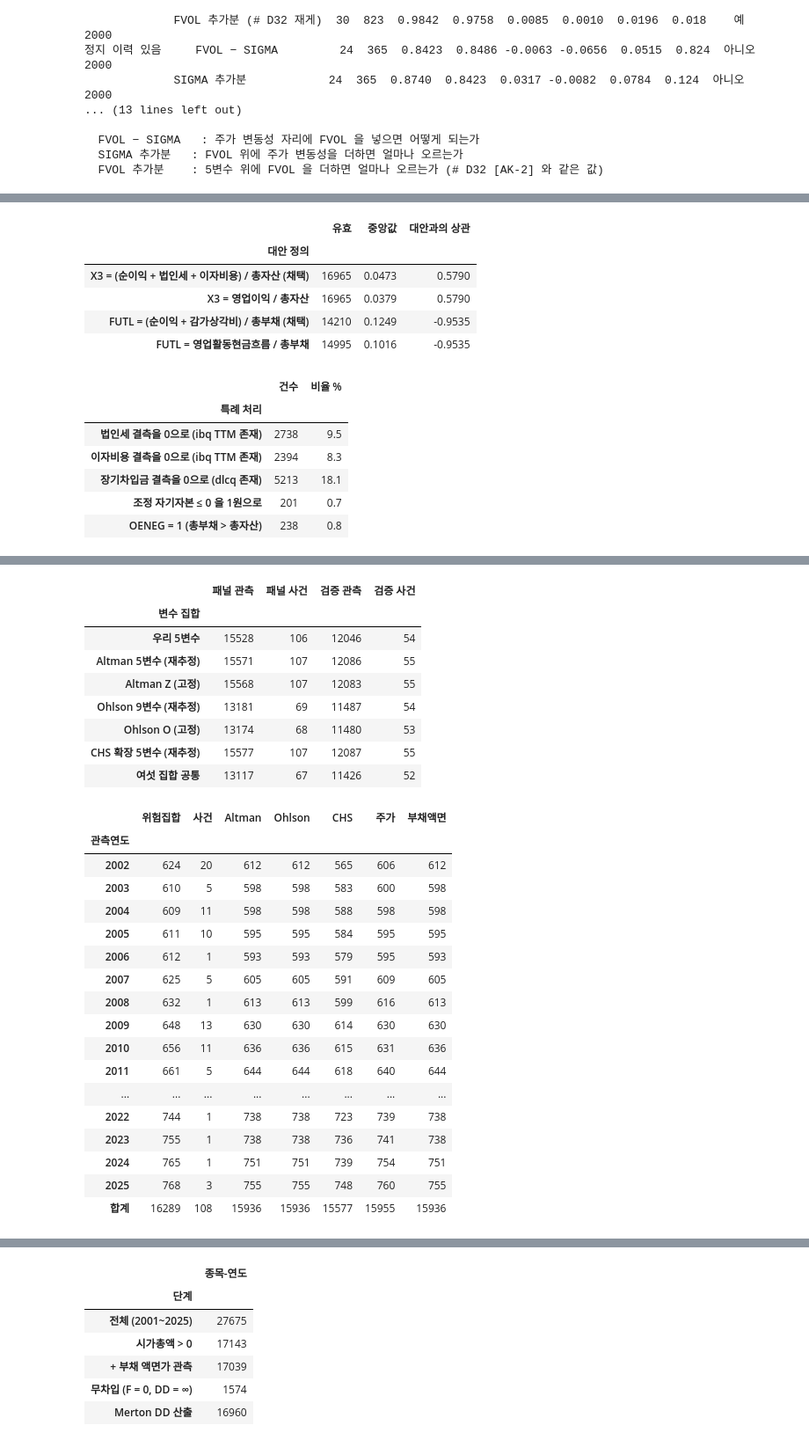
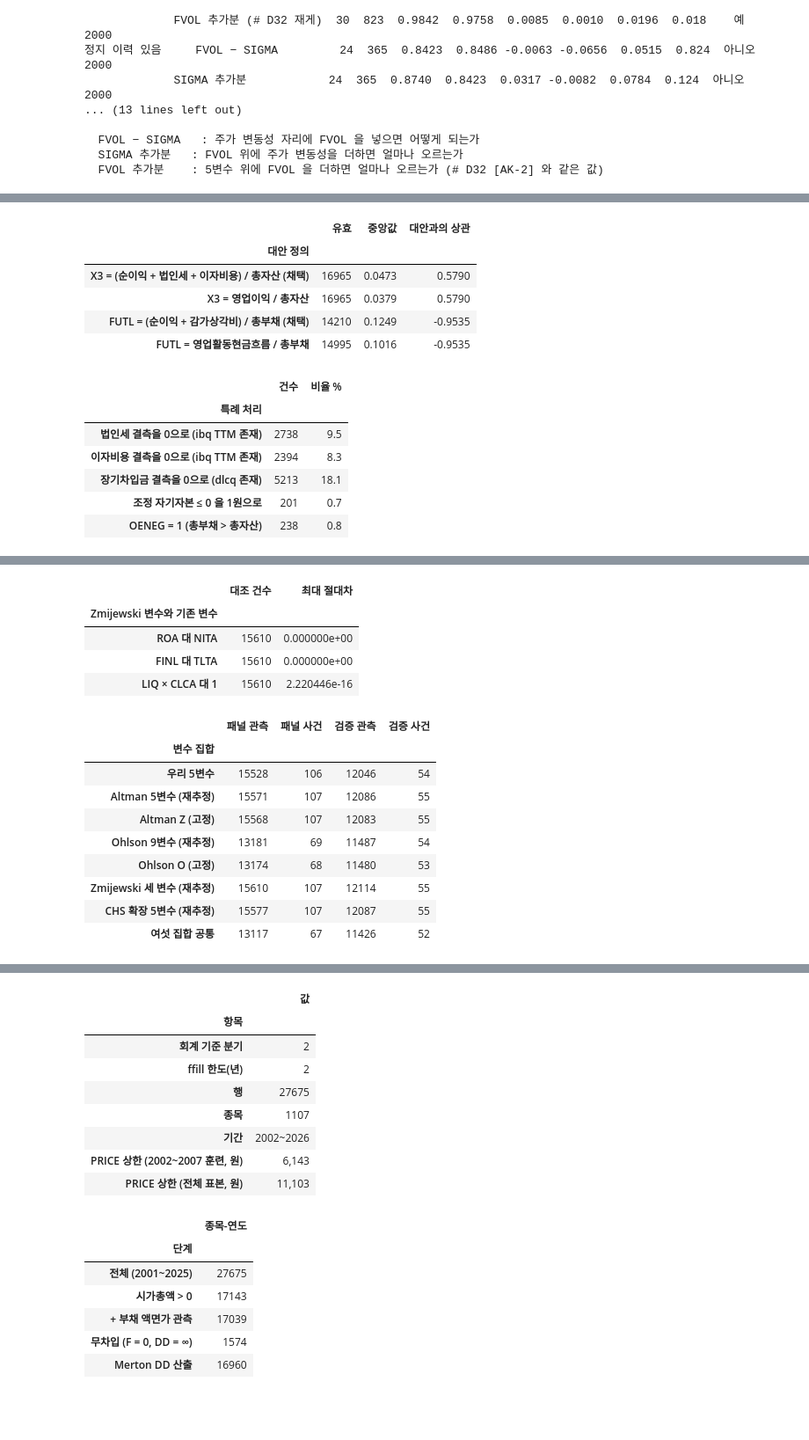
Before and after one commit to Seanjeon0220/project, a Jupyter notebook: quant/fVoL/kospi/delisted_withD.ipynb, the cells around one changed output, grey strips where cells are left out. Shown at 88% size. Cells and saved outputs as stored; diff of their text form; code cells hidden in the pictures; blank space fills up the shorter version.

```diff
--- a/quant/fVoL/kospi/delisted_withD.ipynb
+++ b/quant/fVoL/kospi/delisted_withD.ipynb
@@ -6428,6 +6439,10 @@ a8['O_NITA'] = a8['ttm_ibq'] / a8['TA']
 a8['O_FUTL'] = (a8['ttm_ibq'] + a8['ttm_dpq']) / a8['TL'].where(a8['TL'] > 0)
 a8['O_FUTL_B'] = a8['ttm_oancfq'] / a8['TL'].where(a8['TL'] > 0)
 
+a8['Z_ROA'] = a8['ttm_ibq'] / a8['TA']
+a8['Z_FINL'] = a8['TL'] / a8['TA']
+a8['Z_LIQ'] = a8['actq'] / a8['lctq'].where(a8['lctq'] > 0)
+
 a8 = a8.sort_values(['code', 'year']).reset_index(drop=True)
 a8['ni_l1'] = a8.groupby('code')['ttm_ibq'].shift(1)
 a8['yr_l1'] = a8.groupby('code')['year'].shift(1)
@@ -6458,6 +6473,7 @@ a8['F_DEBT'] = ((a8['dlcq'] + 0.5 * a8['dlttq'].fillna(0)) * KRW).where(a8['dlcq
 A8V = ['A_X1', 'A_X2', 'A_X3', 'A_X3B', 'A_X4', 'A_X4B', 'A_X5', 'Z', 'ZP', 'ZPP',
        'O_SIZE', 'O_TLTA', 'O_WCTA', 'O_CLCA', 'O_OENEG', 'O_NITA', 'O_FUTL',
        'O_FUTL_B', 'O_INTWO', 'O_CHIN', 'OSCORE',
+       'Z_ROA', 'Z_FINL', 'Z_LIQ',
        'C_NIMTA', 'C_TLMTA', 'C_CASHMTA', 'C_MB', 'C_PRICE', 'ME', 'F_DEBT']
 
 a8_g = (a8[['code']].drop_duplicates()
@@ -6516,7 +6532,8 @@ display(na)
 
 desc = a8[['A_X1', 'A_X2', 'A_X3', 'A_X4', 'A_X5', 'Z', 'ZP', 'ZPP',
            'O_SIZE', 'O_TLTA', 'O_WCTA', 'O_CLCA', 'O_NITA', 'O_FUTL', 'O_CHIN',
-           'OSCORE', 'C_NIMTA', 'C_TLMTA', 'C_CASHMTA', 'C_MB', 'C_PRICE']].describe(
+           'OSCORE', 'Z_LIQ', 'C_NIMTA', 'C_TLMTA', 'C_CASHMTA', 'C_MB',
+           'C_PRICE']].describe(
     percentiles=[.01, .25, .5, .75, .99])
 desc = desc.T[['count', 'mean', 'std', '1%', '25%', '50%', '75%', '99%']]
 desc['count'] = desc['count'].astype(int)
@@ -6525,6 +6542,17 @@ display(desc.round(4))
 
 a8_p = pd.read_parquet('shumway_panel.parquet')
 a8_j = a8_p.merge(a8_g, on=['code', 'obs_year'], how='left')
+
+a8_z = a8_j.dropna(subset=['Z_ROA_f', 'Z_FINL_f', 'Z_LIQ_f',
+                           'O_CLCA_f', 'NITA_f', 'TLTA_f'])
+zeq = pd.DataFrame({
+    '대조 건수': [len(a8_z)] * 3,
+    '최대 절대차': [float((a8_z['Z_ROA_f'] - a8_z['NITA_f']).abs().max()),
+               float((a8_z['Z_FINL_f'] - a8_z['TLTA_f']).abs().max()),
+               float((a8_z['Z_LIQ_f'] * a8_z['O_CLCA_f'] - 1).abs().max())]},
+    index=pd.Index(['ROA 대 NITA', 'FINL 대 TLTA', 'LIQ × CLCA 대 1'],
+                   name='Zmijewski 변수와 기존 변수'))
+display(zeq)
 A8_SETS = {
     '우리 5변수': [c + '_f' for c in ['NITA', 'TLTA', 'RSIZE', 'EXRET']]
                 + ['SIGMA_d12_fill_a_f'],
@@ -6532,6 +6560,7 @@ A8_SETS = {
     'Altman Z (고정)': ['Z_f'],
     'Ohlson 9변수 (재추정)': [c + '_f' for c in A8_OC],
     'Ohlson O (고정)': ['OSCORE_f'],
+    'Zmijewski 세 변수 (재추정)': ['Z_ROA_f', 'Z_FINL_f', 'Z_LIQ_f'],
     'CHS 확장 5변수 (재추정)': ['C_NIMTA_f', 'C_TLMTA_f', 'C_CASHMTA_f', 'C_MB_f',
                           'C_PRICE_f'],
 }
@@ -6599,57 +6628,45 @@ display(ov)
 | 대안 정의 |  |  |  |
 | X3 = (순이익 + 법인세 + 이자비용) / 총자산 (채택) | 16965 | 0.0473 | 0.5790 |
 | X3 = 영업이익 / 총자산 | 16965 | 0.0379 | 0.5790 |
 | FUTL = (순이익 + 감가상각비) / 총부채 (채택) | 14210 | 0.1249 | -0.9535 |
 | FUTL = 영업활동현금흐름 / 총부채 | 14995 | 0.1016 | -0.9535 |
 |  | 건수 | 비율 % |
 | 특례 처리 |  |  |
 | 법인세 결측을 0으로 (ibq TTM 존재) | 2738 | 9.5 |
 | 이자비용 결측을 0으로 (ibq TTM 존재) | 2394 | 8.3 |
 | 장기차입금 결측을 0으로 (dlcq 존재) | 5213 | 18.1 |
 | 조정 자기자본 ≤ 0 을 1원으로 | 201 | 0.7 |
 | OENEG = 1 (총부채 > 총자산) | 238 | 0.8 |
 |  | count | mean | std | 1% | 25% | 50% | 75% | 99% |
 | 변수 |  |  |  |  |  |  |  |  |
 | A_X1 | 18010 | 1.203000e-01 | 2.443000e-01 | -0.4195 | -0.0188 | 0.1159 | 0.2608 | 6.639000e-01 |
 | A_X2 | 17999 | 1.960000e-01 | 5.865000e-01 | -1.4281 | 0.0707 | 0.2280 | 0.4139 | 8.425000e-01 |
 | A_X3 | 16965 | 3.590000e-02 | 3.417000e-01 | -0.4627 | 0.0130 | 0.0473 | 0.0859 | 2.978000e-01 |
 | A_X4 | 17644 | 2.617200e+00 | 2.459580e+01 | 0.0306 | 0.3936 | 0.9205 | 2.1655 | 2.392630e+01 |
 | A_X5 | 16943 | 9.435000e-01 | 6.695000e-01 | 0.0980 | 0.6030 | 0.8496 | 1.1649 | 2.811500e+00 |
 | Z | 16691 | 2.982500e+00 | 1.090560e+01 | -1.5768 | 1.4479 | 2.2723 | 3.4656 | 1.594380e+01 |
 | ZP | 16935 | 2.379000e+00 | 2.299650e+01 | -1.4678 | 1.3137 | 1.9555 | 2.8139 | 7.581200e+00 |
 | ZPP | 16957 | 7.953100e+00 | 6.800810e+01 | -4.1663 | 4.5277 | 6.4068 | 8.9185 | 2.400670e+01 |
 | O_SIZE | 17386 | 1.547670e+01 | 1.594400e+00 | 12.5229 | 14.3640 | 15.2361 | 16.3391 | 1.988940e+01 |
 | O_TLTA | 18010 | 4.866000e-01 | 3.755000e-01 | 0.0656 | 0.3148 | 0.4787 | 0.6240 | 1.083600e+00 |
 | ... | ... | ... | ... | ... | ... | ... | ... | ... |
 | C_NIMTA | 16721 | 1.920000e-02 | 1.583000e-01 | -0.4261 | -0.0032 | 0.0291 | 0.0610 | 2.506000e-01 |
 | C_TLMTA | 17644 | 5.146000e-01 | 2.472000e-01 | 0.0401 | 0.3159 | 0.5207 | 0.7176 | 9.703000e-01 |
 | C_CASHMTA | 17642 | 7.330000e-02 | 8.470000e-02 | 0.0005 | 0.0200 | 0.0488 | 0.0974 | 3.873000e-01 |
 | C_MB | 17643 | 7.165688e+08 | 4.137975e+10 | 0.1359 | 0.4744 | 0.7831 | 1.3638 | 1.840940e+09 |
 | C_PRICE | 17767 | 1.632361e+05 | 5.683061e+06 | 358.6600 | 3180.0000 | 8700.0000 | 28850.0000 | 6.253144e+05 |
-|  | 패널 관측 | 패널 사건 | 검증 관측 | 검증 사건 |
-| 변수 집합 |  |  |  |  |
-| 우리 5변수 | 15528 | 106 | 12046 | 54 |
-| Altman 5변수 (재추정) | 15571 | 107 | 12086 | 55 |
-| Altman Z (고정) | 15568 | 107 | 12083 | 55 |
-| Ohlson 9변수 (재추정) | 13181 | 69 | 11487 | 54 |
-| Ohlson O (고정) | 13174 | 68 | 11480 | 53 |
-| CHS 확장 5변수 (재추정) | 15577 | 107 | 12087 | 55 |
-| 여섯 집합 공통 | 13117 | 67 | 11426 | 52 |
+|  | 대조 건수 | 최대 절대차 |
+| Zmijewski 변수와 기존 변수 |  |  |
+| ROA 대 NITA | 15610 | 0.000000e+00 |
+| FINL 대 TLTA | 15610 | 0.000000e+00 |
+| LIQ × CLCA 대 1 | 15610 | 2.220446e-16 |
-|  | 위험집합 | 사건 | Altman | Ohlson | CHS | 주가 | 부채액면 |
-| 관측연도 |  |  |  |  |  |  |  |
-| 2002 | 624 | 20 | 612 | 612 | 565 | 606 | 612 |
-| 2003 | 610 | 5 | 598 | 598 | 583 | 600 | 598 |
-| 2004 | 609 | 11 | 598 | 598 | 588 | 598 | 598 |
-| 2005 | 611 | 10 | 595 | 595 | 584 | 595 | 595 |
-| 2006 | 612 | 1 | 593 | 593 | 579 | 595 | 593 |
-| 2007 | 625 | 5 | 605 | 605 | 591 | 609 | 605 |
-| 2008 | 632 | 1 | 613 | 613 | 599 | 616 | 613 |
-| 2009 | 648 | 13 | 630 | 630 | 614 | 630 | 630 |
-| 2010 | 656 | 11 | 636 | 636 | 615 | 631 | 636 |
-| 2011 | 661 | 5 | 644 | 644 | 618 | 640 | 644 |
-| ... | ... | ... | ... | ... | ... | ... | ... |
-| 2022 | 744 | 1 | 738 | 738 | 723 | 739 | 738 |
-| 2023 | 755 | 1 | 738 | 738 | 736 | 741 | 738 |
-| 2024 | 765 | 1 | 751 | 751 | 739 | 754 | 751 |
-| 2025 | 768 | 3 | 755 | 755 | 748 | 760 | 755 |
-| 합계 | 16289 | 108 | 15936 | 15936 | 15577 | 15955 | 15936 |
+|  | 패널 관측 | 패널 사건 | 검증 관측 | 검증 사건 |
+| 변수 집합 |  |  |  |  |
+| 우리 5변수 | 15528 | 106 | 12046 | 54 |
+| Altman 5변수 (재추정) | 15571 | 107 | 12086 | 55 |
+| Altman Z (고정) | 15568 | 107 | 12083 | 55 |
+| Ohlson 9변수 (재추정) | 13181 | 69 | 11487 | 54 |
+| Ohlson O (고정) | 13174 | 68 | 11480 | 53 |
+| Zmijewski 세 변수 (재추정) | 15610 | 107 | 12114 | 55 |
+| CHS 확장 5변수 (재추정) | 15577 | 107 | 12087 | 55 |
+| 여섯 집합 공통 | 13117 | 67 | 11426 | 52 |
@@ -6665,3 +6691,12 @@ display(ov)
+|  | 값 |
+| 항목 |  |
+| 회계 기준 분기 | 2 |
+| ffill 한도(년) | 2 |
+| 행 | 27675 |
+| 종목 | 1107 |
+| 기간 | 2002~2026 |
+| PRICE 상한 (2002~2007 훈련, 원) | 6,143 |
+| PRICE 상한 (전체 표본, 원) | 11,103 |
 # %%
 # 17
 
```
Also changed, not shown: parts of 26 cells of this notebook, 2 other files.
